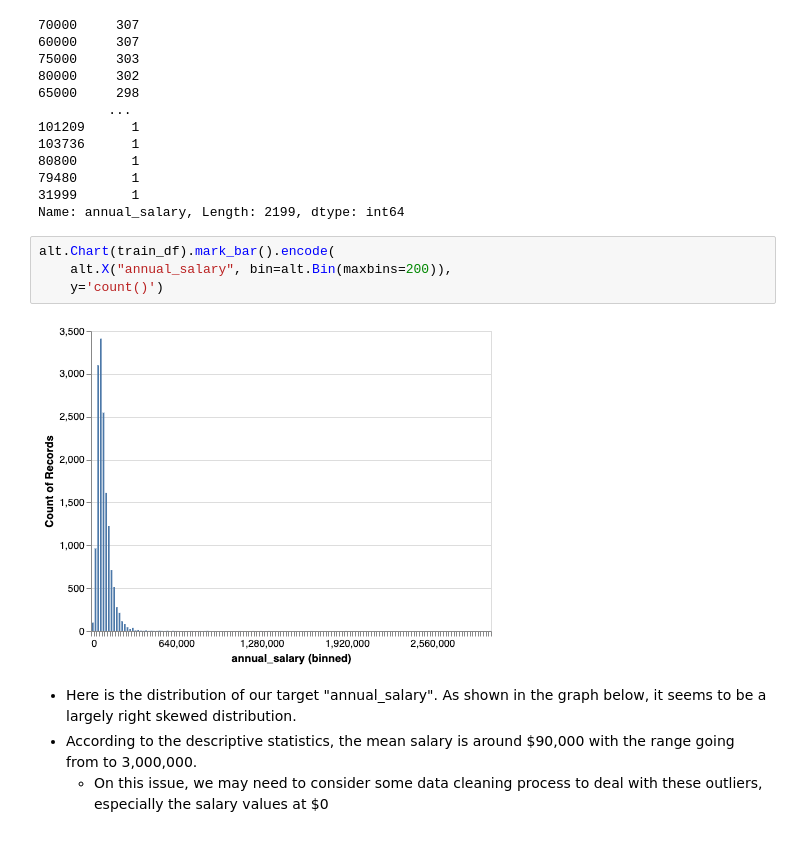
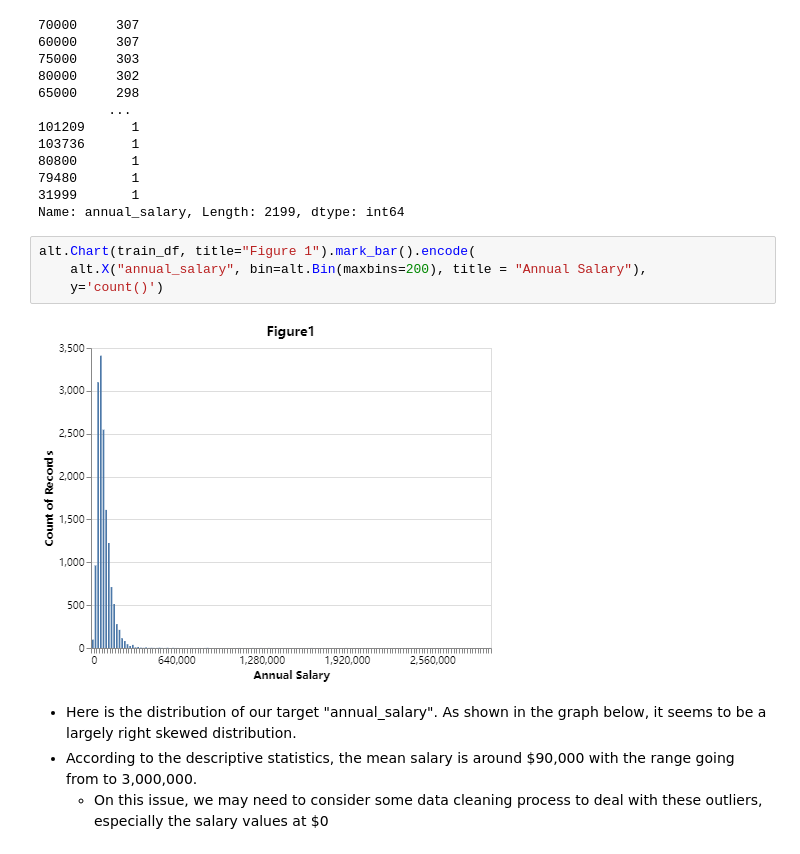
Before and after one commit to UBC-MDS/US-Salary-Prediction, a Jupyter notebook: EDA/EDA.ipynb, the cells around one changed output. Drawn from its saved outputs; the diff is of its cells as text.

```diff
--- a/EDA/EDA.ipynb
+++ b/EDA/EDA.ipynb
@@ -159,11 +183,11 @@ train_df['annual_salary'].value_counts()
 31999       1
 Name: annual_salary, Length: 2199, dtype: int64
 # %%
-alt.Chart(train_df).mark_bar().encode(
-    alt.X("annual_salary", bin=alt.Bin(maxbins=200)),
+alt.Chart(train_df, title="Figure 1").mark_bar().encode(
+    alt.X("annual_salary", bin=alt.Bin(maxbins=200), title = "Annual Salary"),
     y='count()')
 # %% [output]
-[figure, old version]
+[figure, new version]
 # %% [markdown]
 - Here is the distribution of our target "annual_salary". As shown in the graph below, it seems to be a largely right skewed distribution.
 - According to the descriptive statistics, the mean salary is around \$90,000 with the range going from  to 3,000,000.
```
Also changed, not shown: parts of 7 cells of this notebook, 2 other files.
